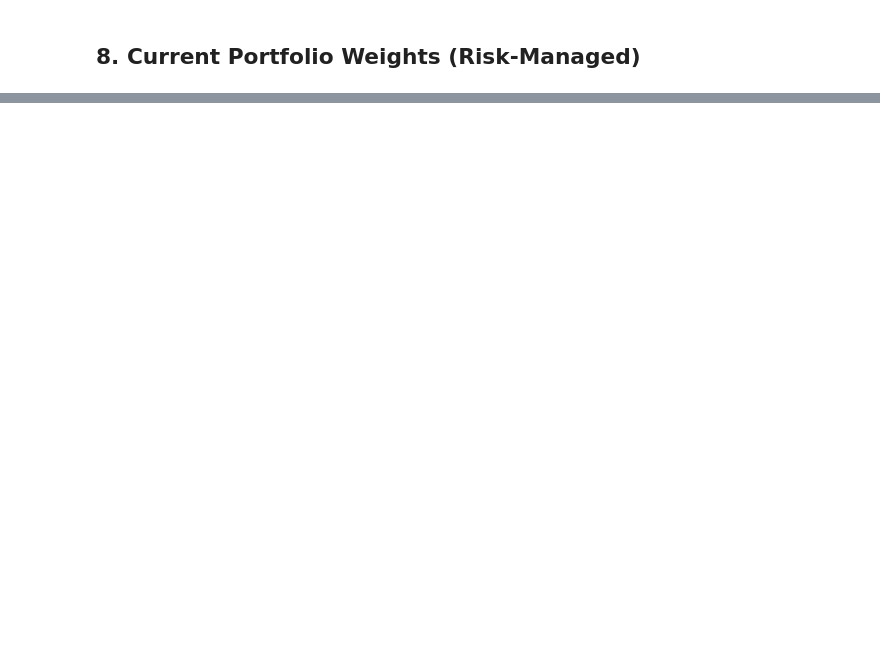
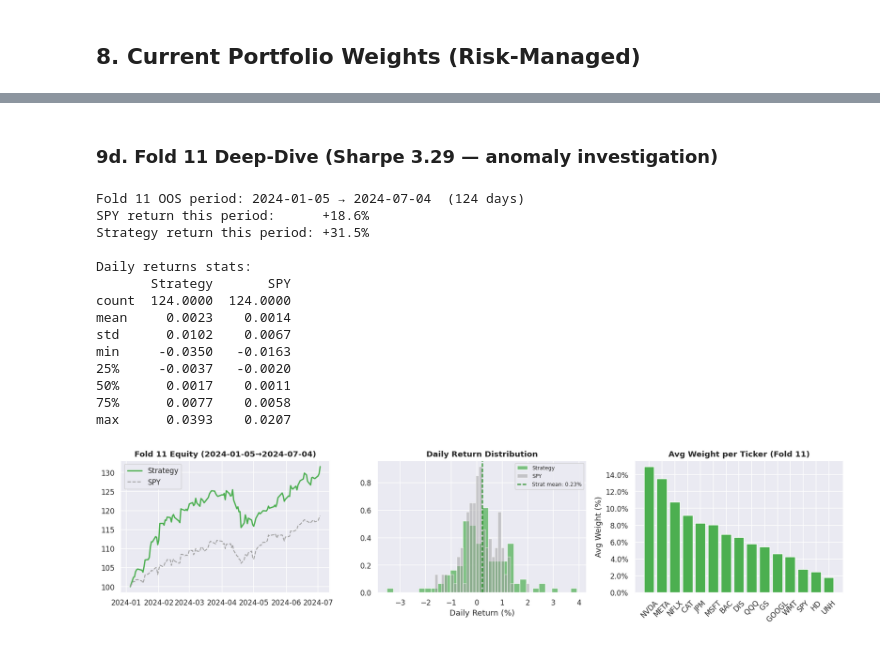
Before and after one commit to riccardo03/Backtest, a Jupyter notebook: quant-backtest/notebooks/analysis.ipynb, the cells around one changed output, grey strips where cells are left out. Cells and saved outputs as stored; diff of their text form; code cells hidden in the pictures; blank space fills up the shorter version.

```diff
--- a/quant-backtest/notebooks/analysis.ipynb
+++ b/quant-backtest/notebooks/analysis.ipynb
@@ -166,0 +330,63 @@ plt.show()
+# %% [markdown]
+### 9d. Fold 11 Deep-Dive (Sharpe 3.29 — anomaly investigation)
+# %%
+FOLD_N = 11
+fold = next(f for f in wf['folds'] if f['fold'] == FOLD_N)
+f11_ret = fold['result']['returns']
+f11_eq  = fold['result']['equity']
+f11_w   = fold['result']['weights_act']
+t_start, t_end = fold['test_start'], fold['test_end']
+
+spy_f11 = close['SPY'].loc[t_start:t_end].pct_change().fillna(0)
+spy_eq  = (1 + spy_f11).cumprod() * fold['result']['equity'].iloc[0]
+
+print(f"Fold 11 OOS period: {t_start.date()} → {t_end.date()}  ({len(f11_ret)} days)")
+print(f"SPY return this period:      {spy_f11.add(1).prod()-1:+.1%}")
+print(f"Strategy return this period: {f11_eq.iloc[-1]/f11_eq.iloc[0]-1:+.1%}")
+print(f"\nDaily returns stats:")
+print(pd.DataFrame({'Strategy': f11_ret, 'SPY': spy_f11}).describe().round(4).to_string())
+
+fig, axes = plt.subplots(1, 3, figsize=(16, 4))
+
+# Equity curve
+norm11 = lambda s: s / s.iloc[0] * 100
+axes[0].plot(norm11(f11_eq),  label='Strategy', color='#4CAF50', linewidth=2)
+axes[0].plot(norm11(spy_eq),  label='SPY',       color='#9E9E9E', linewidth=1.4, linestyle='--')
+axes[0].set_title(f'Fold 11 Equity ({t_start.date()}→{t_end.date()})', fontweight='bold')
+axes[0].legend()
+
+# Daily returns distribution
+axes[1].hist(f11_ret * 100, bins=30, color='#4CAF50', alpha=0.7, label='Strategy', density=True)
+axes[1].hist(spy_f11 * 100, bins=30, color='#9E9E9E', alpha=0.5, label='SPY', density=True)
+axes[1].axvline(f11_ret.mean()*100, color='green', linewidth=1.5, linestyle='--',
+                label=f'Strat mean: {f11_ret.mean()*100:.2f}%')
+axes[1].set_title('Daily Return Distribution', fontweight='bold')
+axes[1].set_xlabel('Daily Return (%)')
+axes[1].legend(fontsize=8)
+
+# Average weights held during this fold
+avg_w = f11_w[f11_w > 0.001].mean().dropna().sort_values(ascending=False)
+axes[2].bar(avg_w.index, avg_w * 100, color='#4CAF50', edgecolor='white')
+axes[2].set_title('Avg Weight per Ticker (Fold 11)', fontweight='bold')
+axes[2].set_ylabel('Avg Weight (%)')
+axes[2].tick_params(axis='x', rotation=45)
+axes[2].yaxis.set_major_formatter(mtick.PercentFormatter())
+
+plt.tight_layout()
+plt.show()
+# %% [output]
+Fold 11 OOS period: 2024-01-05 → 2024-07-04  (124 days)
+SPY return this period:      +18.6%
+Strategy return this period: +31.5%
+
+Daily returns stats:
+       Strategy       SPY
+count  124.0000  124.0000
+mean     0.0023    0.0014
+std      0.0102    0.0067
+min     -0.0350   -0.0163
+25%     -0.0037   -0.0020
+50%      0.0017    0.0011
+75%      0.0077    0.0058
+max      0.0393    0.0207
+[figure, added]
```
Also changed, not shown: parts of 19 cells of this notebook, 4 other files.
